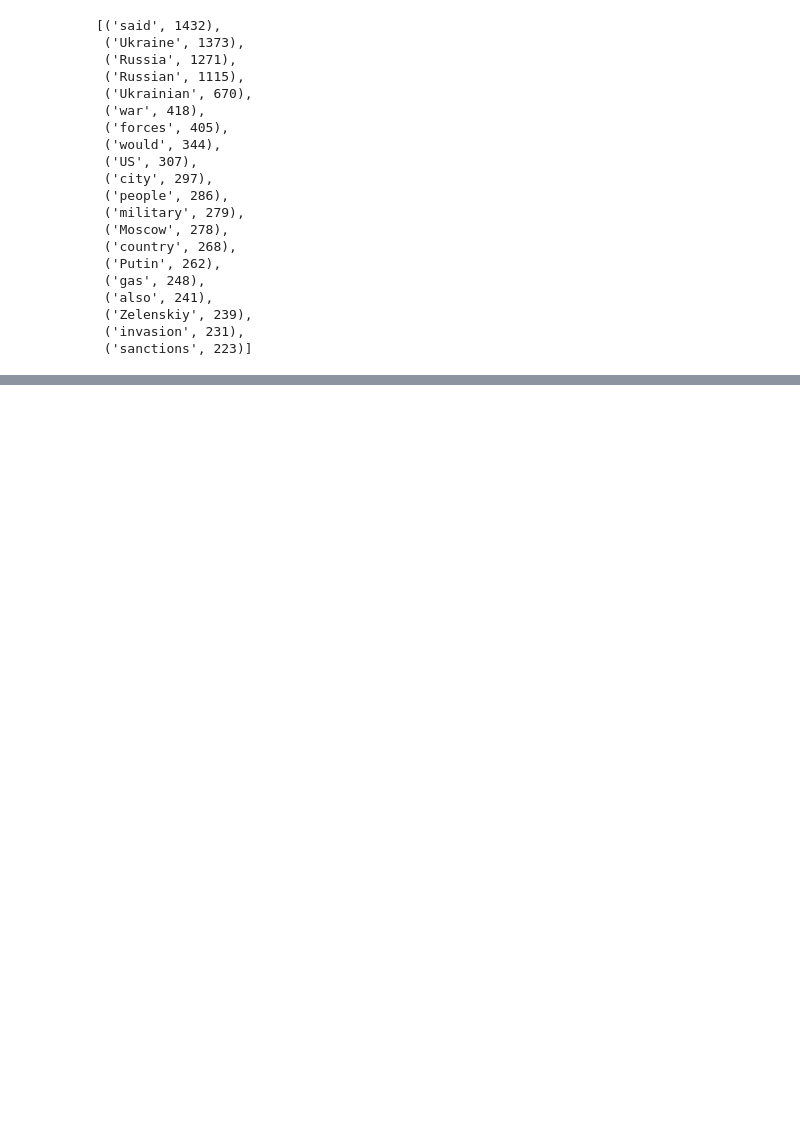
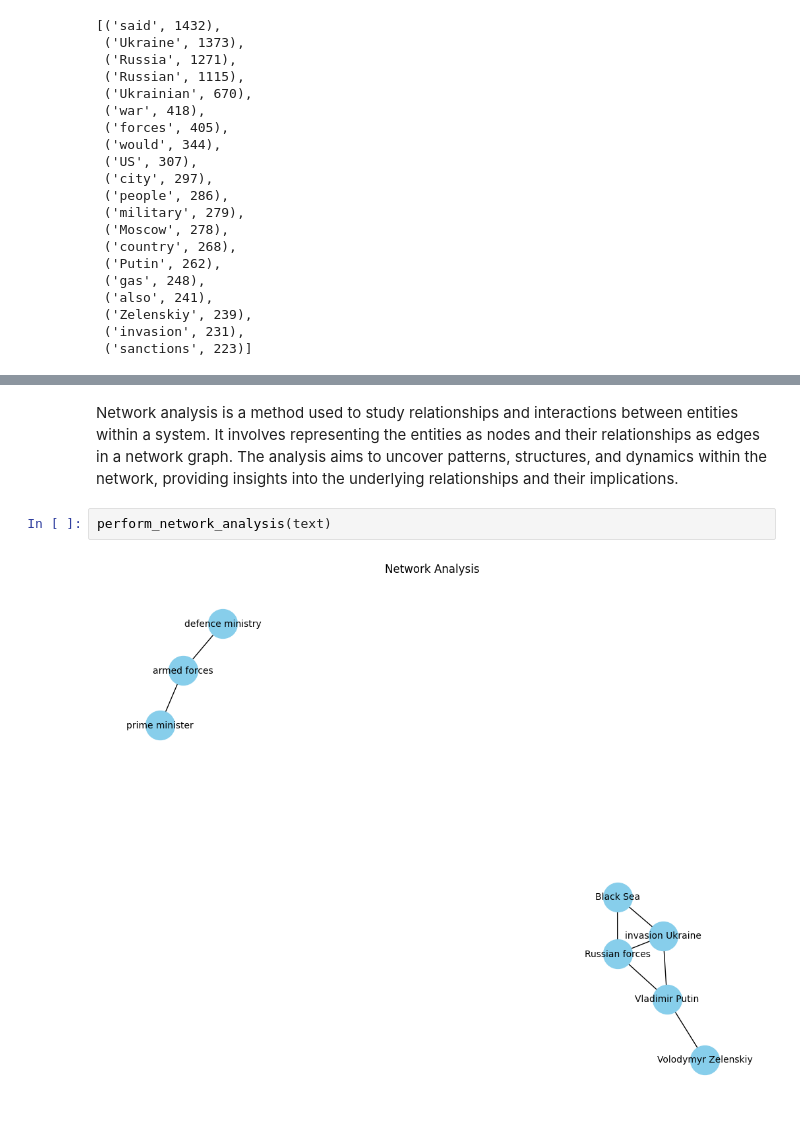
Before and after one commit to Abbasjalili/NLP_Projects, a Jupyter notebook: NLP_Russia_Ukraine.ipynb, the cells around one changed output, grey strips where cells are left out. Cells and saved outputs as stored; diff of their text form; blank space fills up the shorter version.

```diff
--- a/NLP_Russia_Ukraine.ipynb
+++ b/NLP_Russia_Ukraine.ipynb
@@ -265,0 +558,6 @@ We can find the combinations of the meaningful words with .collections() attribu
+# %% [markdown]
+Network analysis is a method used to study relationships and interactions between entities within a system. It involves representing the entities as nodes and their relationships as edges in a network graph. The analysis aims to uncover patterns, structures, and dynamics within the network, providing insights into the underlying relationships and their implications.
+# %%
+perform_network_analysis(text)
+# %% [output]
+[figure, added]
```
Also changed, not shown: parts of 53 cells of this notebook.
